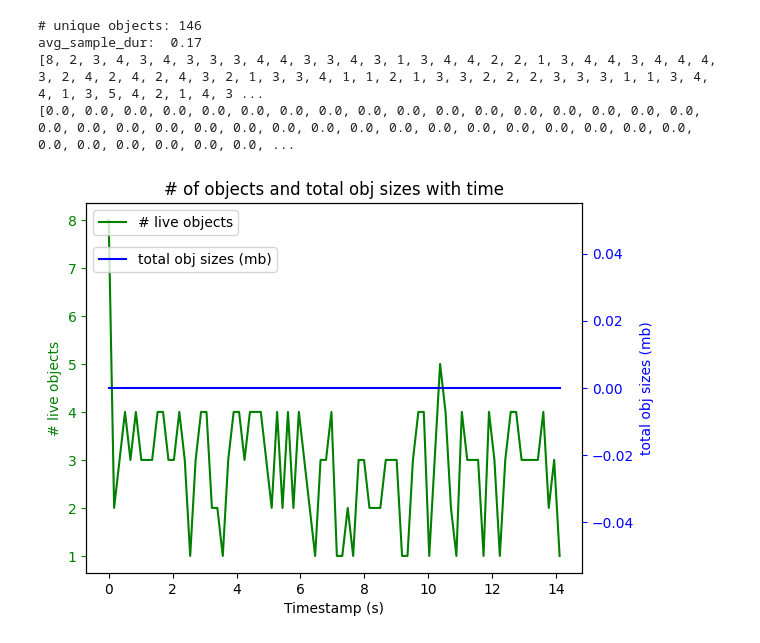
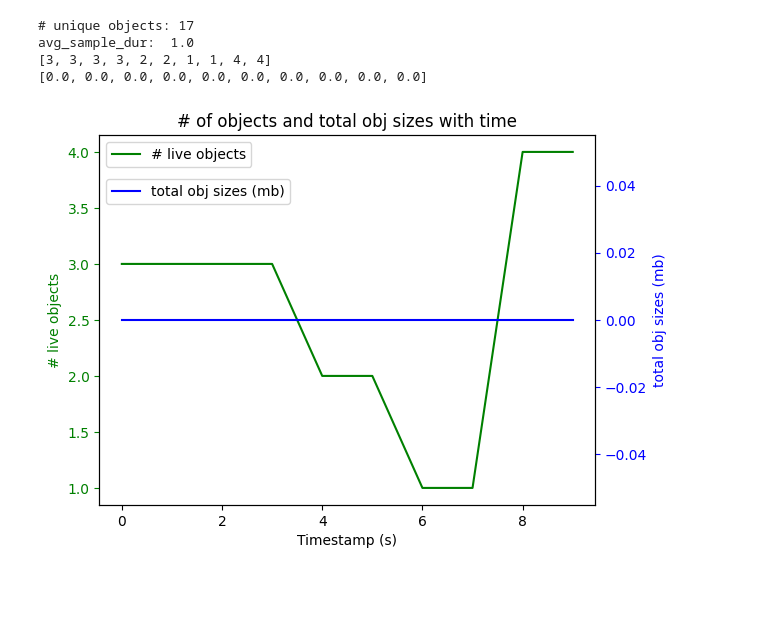
Before and after one commit to DanielLee343/cpython, a Jupyter notebook: offline_anal.ipynb, the cells around one changed output. Cells and saved outputs as stored; diff of their text form; code cells hidden in the pictures; blank space fills up the shorter version.

```diff
--- a/offline_anal.ipynb
+++ b/offline_anal.ipynb
@@ -111,33 +115,35 @@ avg_sample_dur:  0.17
 # %%
 # filter out both 0 and 1 increment
 filtered_df_no_zeros_ones = org_df[(org_df["diff"] != 0) & (org_df["diff"] != 1) & (org_df["diff"] != -1)]
+condition_no93 = filtered_df_no_zeros_ones['addr'].astype(str).str.startswith('93')
+filtered_df_no_zeros_ones = filtered_df_no_zeros_ones[~condition_no93]
 filtered_df_no_zeros_ones_files = os.path.join(org_heats_dir, "matmul_list_no_zeros_ones.txt")
 filtered_df_no_zeros_ones.to_csv(filtered_df_no_zeros_ones_files, sep='\t', index=False, header=False)
 
 y1, avg_sample_dur, y2 = get_unqiue_obj(filtered_df_no_zeros_ones)
 print(y1)
 print(y2)
 x_time = [i * avg_sample_dur for i in range(len(y1))]
 fig, ax1 = plt.subplots()
 plt.title('# of objects and total obj sizes with time')
 ax1.plot(x_time, y1,'g-', label= '# live objects')
 ax1.set_xlabel('Timestamp (s)')
 ax1.set_ylabel('# live objects', color='g')
 ax1.tick_params('y', colors='g')
 
 ax2 = ax1.twinx()
 ax2.plot(x_time, y2, 'b-', label='total obj sizes (mb)')
 ax2.set_ylabel('total obj sizes (mb)', color='b')
 ax2.tick_params('y', colors='b')
 
 legend1 = ax1.legend(loc='upper left', bbox_to_anchor=(0.0, 1))
 legend2 = ax2.legend(loc='upper left', bbox_to_anchor=(0.0, 0.9))
 # %% [output]
-# unique objects: 146
-avg_sample_dur:  0.17
-[8, 2, 3, 4, 3, 4, 3, 3, 3, 4, 4, 3, 3, 4, 3, 1, 3, 4, 4, 2, 2, 1, 3, 4, 4, 3, 4, 4, 4, 3, 2, 4, 2, 4, 2, 4, 3, 2, 1, 3, 3, 4, 1, 1, 2, 1, 3, 3, 2, 2, 2, 3, 3, 3, 1, 1, 3, 4, 4, 1, 3, 5, 4, 2, 1, 4, 3 ...
-[0.0, 0.0, 0.0, 0.0, 0.0, 0.0, 0.0, 0.0, 0.0, 0.0, 0.0, 0.0, 0.0, 0.0, 0.0, 0.0, 0.0, 0.0, 0.0, 0.0, 0.0, 0.0, 0.0, 0.0, 0.0, 0.0, 0.0, 0.0, 0.0, 0.0, 0.0, 0.0, 0.0, 0.0, 0.0, 0.0, 0.0, 0.0, 0.0, 0.0, ...
+# unique objects: 17
+avg_sample_dur:  1.0
+[3, 3, 3, 3, 2, 2, 1, 1, 4, 4]
+[0.0, 0.0, 0.0, 0.0, 0.0, 0.0, 0.0, 0.0, 0.0, 0.0]
-[figure, old version]
+[figure, new version]
 # %%
 import pandas as pd
 import seaborn
```
Also changed, not shown: parts of 4 cells of this notebook, 31 other files.
